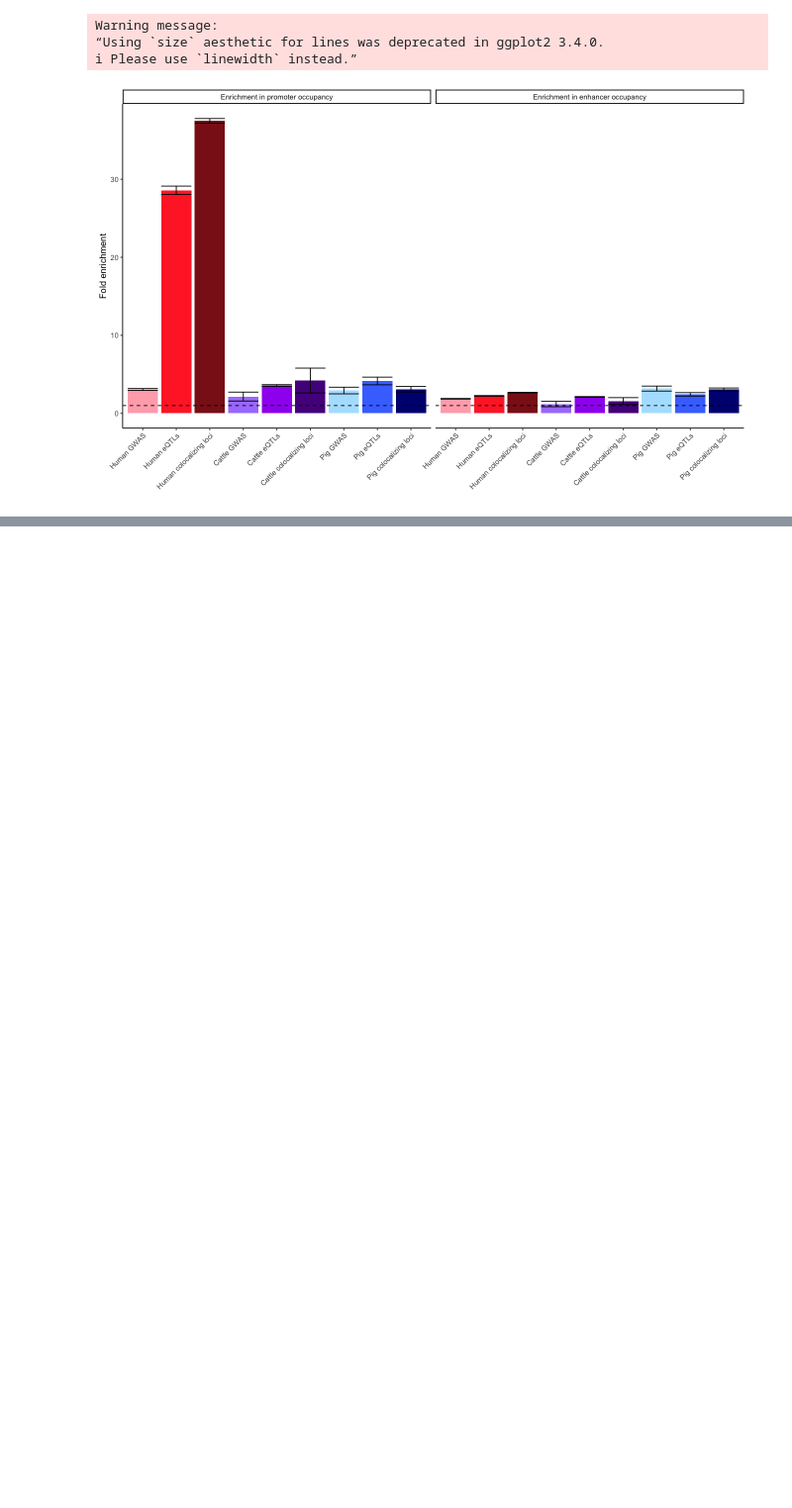
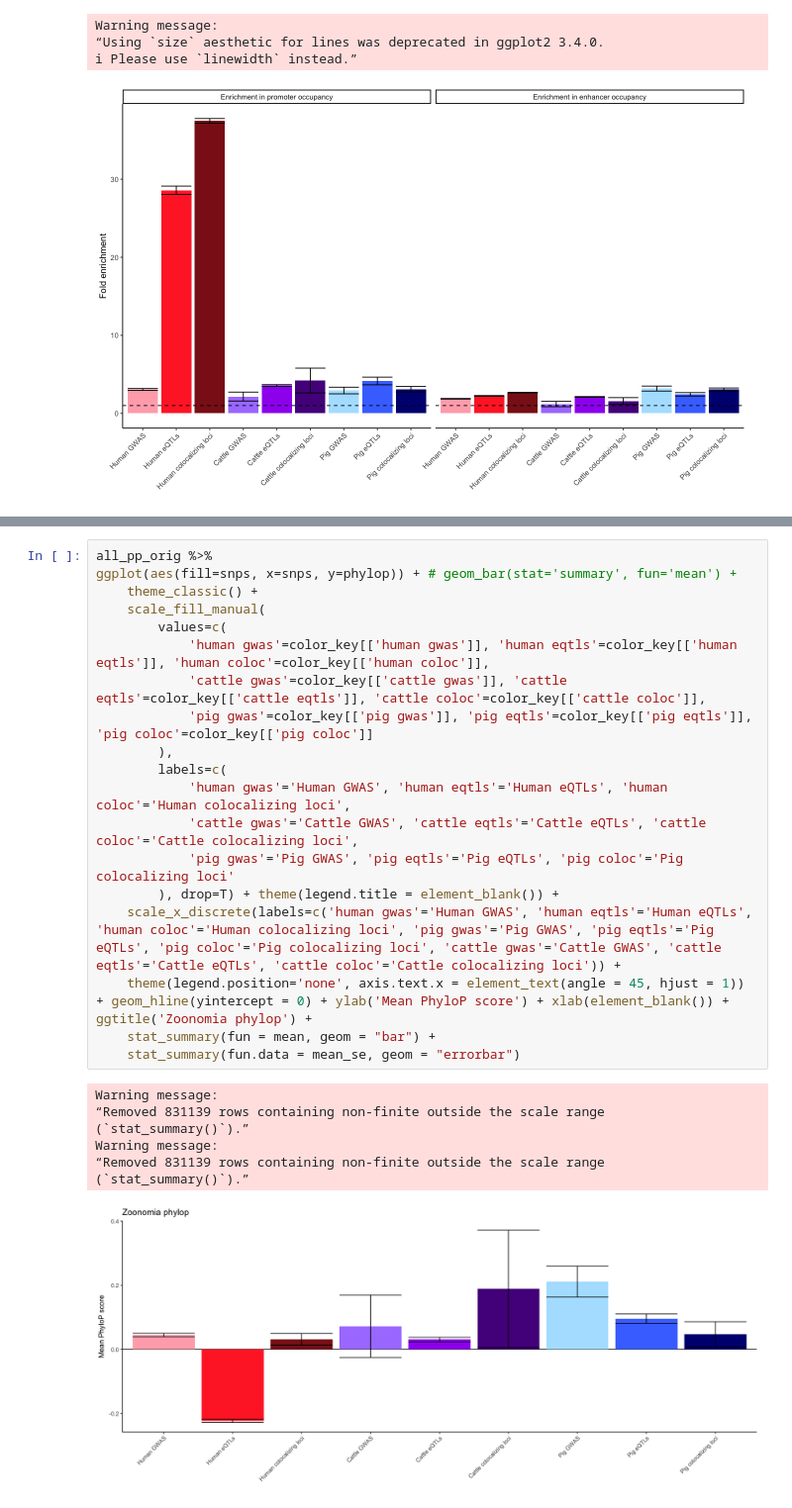
Before and after one commit to NJC12/colocalization_humans_cattle_pigs, a Jupyter notebook: figures_and_tables/figures3and4.ipynb, the cells around one changed output, grey strips where cells are left out. Shown at 99% size. Drawn from its saved outputs; the diff is of its cells as text; blank space fills up the shorter version.

```diff
--- a/figures_and_tables/figures3and4.ipynb
+++ b/figures_and_tables/figures3and4.ipynb
@@ -1410,0 +1985,27 @@ Warning message:
+# %%
+all_pp_orig %>%
+ggplot(aes(fill=snps, x=snps, y=phylop)) + # geom_bar(stat='summary', fun='mean') +
+    theme_classic() +
+    scale_fill_manual(
+        values=c(
+            'human gwas'=color_key[['human gwas']], 'human eqtls'=color_key[['human eqtls']], 'human coloc'=color_key[['human coloc']],
+            'cattle gwas'=color_key[['cattle gwas']], 'cattle eqtls'=color_key[['cattle eqtls']], 'cattle coloc'=color_key[['cattle coloc']],
+            'pig gwas'=color_key[['pig gwas']], 'pig eqtls'=color_key[['pig eqtls']], 'pig coloc'=color_key[['pig coloc']]
+        ),
+        labels=c(
+            'human gwas'='Human GWAS', 'human eqtls'='Human eQTLs', 'human coloc'='Human colocalizing loci',
+            'cattle gwas'='Cattle GWAS', 'cattle eqtls'='Cattle eQTLs', 'cattle coloc'='Cattle colocalizing loci',
+            'pig gwas'='Pig GWAS', 'pig eqtls'='Pig eQTLs', 'pig coloc'='Pig colocalizing loci'
+        ), drop=T) + theme(legend.title = element_blank()) +
+    scale_x_discrete(labels=c('human gwas'='Human GWAS', 'human eqtls'='Human eQTLs', 'human coloc'='Human colocalizing loci', 'pig gwas'='Pig GWAS', 'pig eqtls'='Pig eQTLs', 'pig coloc'='Pig colocalizing loci', 'cattle gwas'='Cattle GWAS', 'cattle eqtls'='Cattle eQTLs', 'cattle coloc'='Cattle colocalizing loci')) +
+    theme(legend.position='none', axis.text.x = element_text(angle = 45, hjust = 1)) + geom_hline(yintercept = 0) + ylab('Mean PhyloP score') + xlab(element_blank()) + ggtitle('Zoonomia phylop') +
+    stat_summary(fun = mean, geom = "bar") +
+    stat_summary(fun.data = mean_se, geom = "errorbar")
+# %% [output]
+Warning message:
+“Removed 831139 rows containing non-finite outside the scale range
+(`stat_summary()`).”
+Warning message:
+“Removed 831139 rows containing non-finite outside the scale range
+(`stat_summary()`).”
+[figure, added]
```
Also changed, not shown: parts of 37 cells of this notebook, 5 other files.
